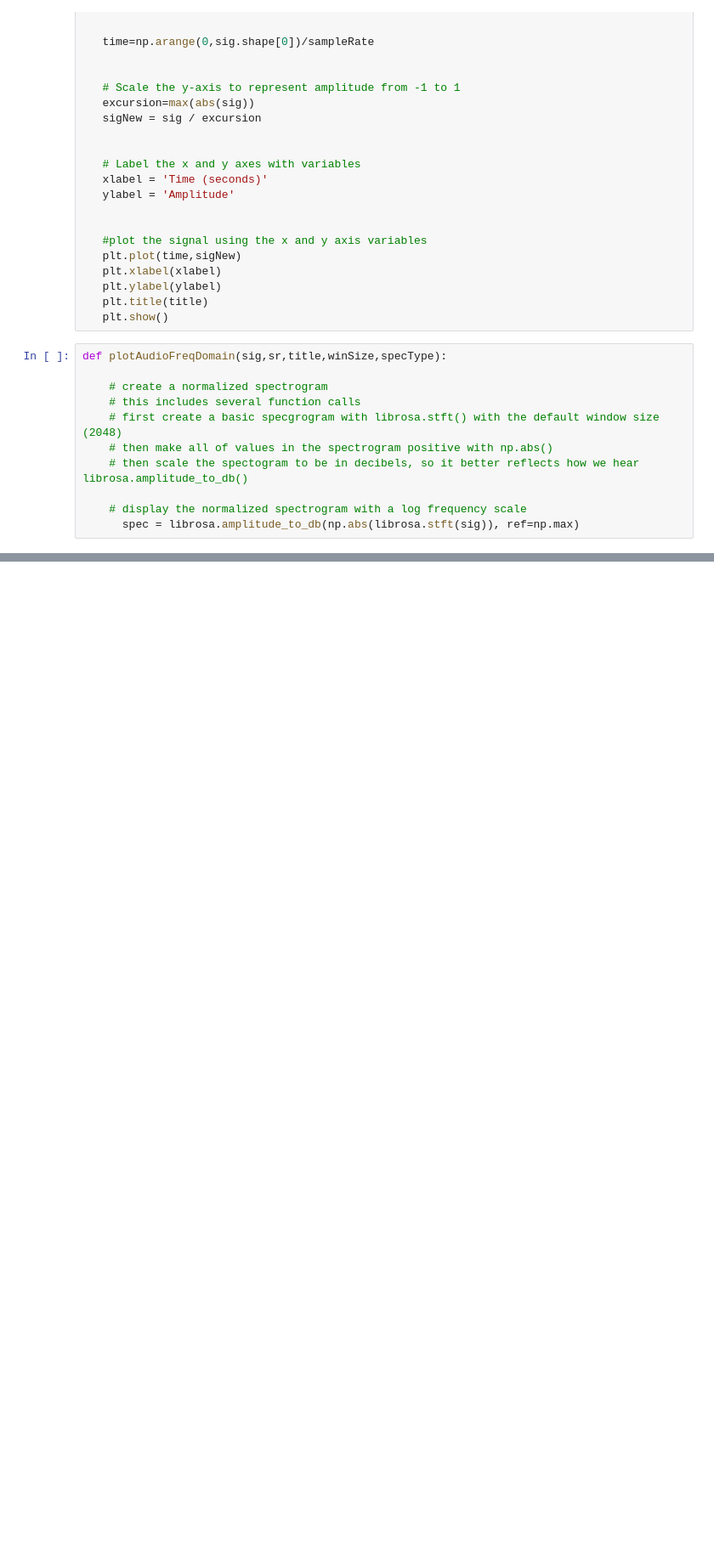
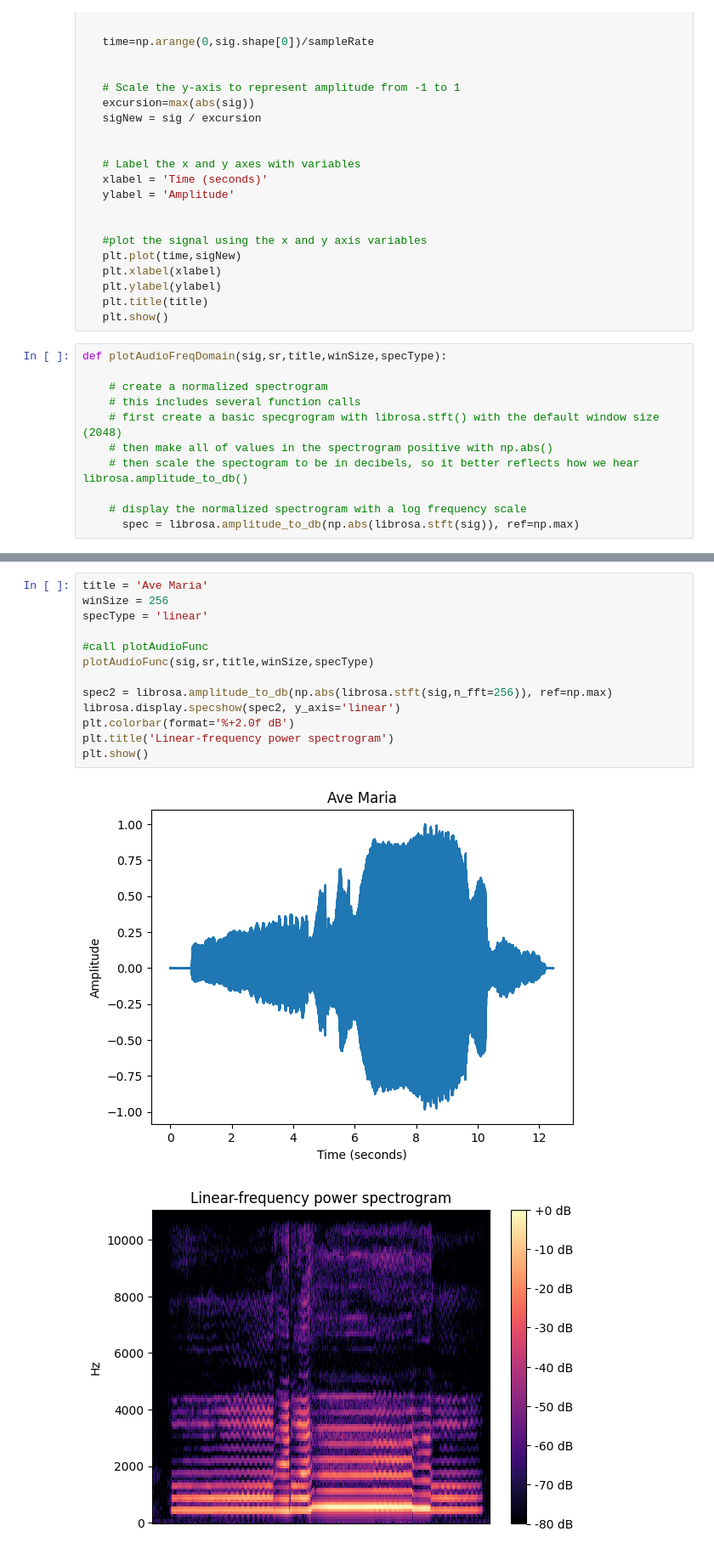
Before and after one commit to KhasonFacey/Music-Computing-, a Jupyter notebook: assignments/labAssignment3.ipynb, the cells around one changed output, grey strips where cells are left out. Shown at 85% size. Drawn from its saved outputs; the diff is of its cells as text; blank space fills up the shorter version.

```diff
--- a/assignments/labAssignment3.ipynb
+++ b/assignments/labAssignment3.ipynb
@@ -108,0 +107,16 @@ specType = 'log'
+# %%
+title = 'Ave Maria'
+winSize = 256
+specType = 'linear'
+
+#call plotAudioFunc
+plotAudioFunc(sig,sr,title,winSize,specType)
+
+spec2 = librosa.amplitude_to_db(np.abs(librosa.stft(sig,n_fft=256)), ref=np.max)
+librosa.display.specshow(spec2, y_axis='linear')
+plt.colorbar(format='%+2.0f dB')
+plt.title('Linear-frequency power spectrogram')
+plt.show()
+# %% [output]
+[figure, added]
+[figure, added]
```
Also changed, not shown: parts of 10 cells of this notebook.
